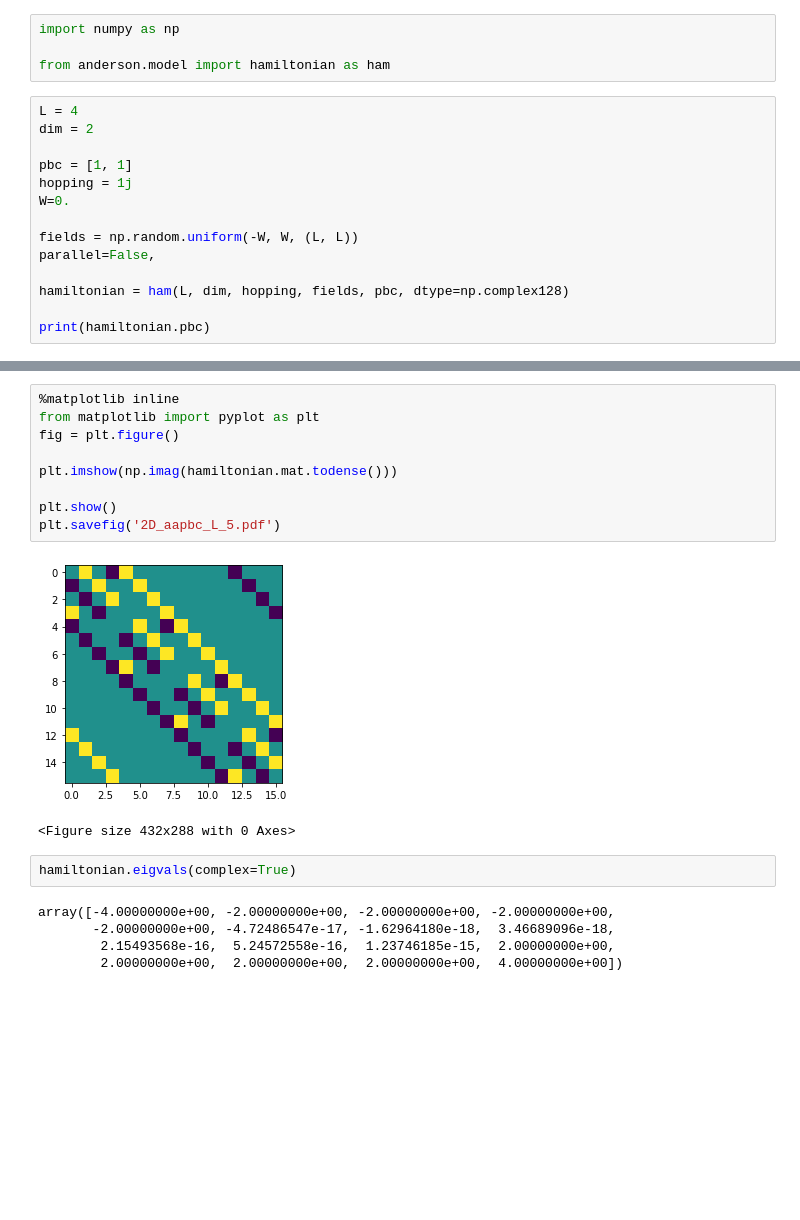
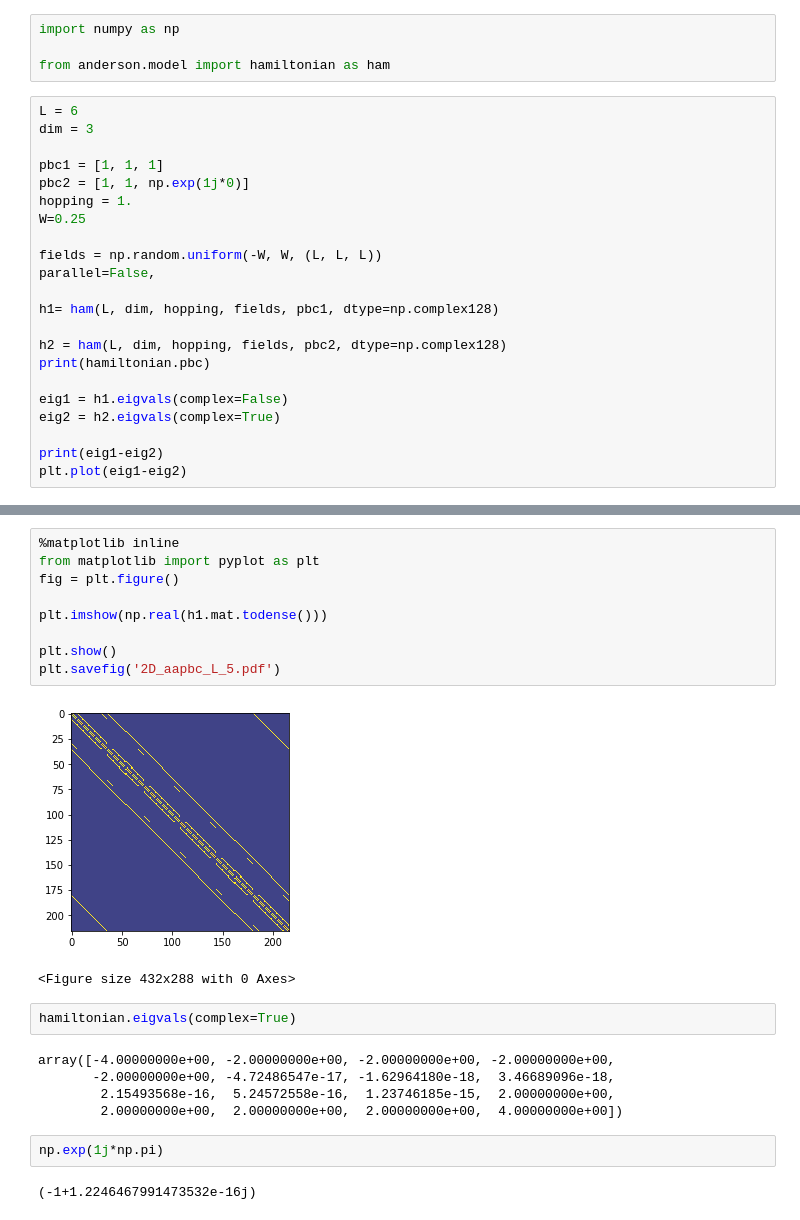
Before and after one commit to JanSuntajs/ham1d, a Jupyter notebook: jupyter_notebooks/Untitled2.ipynb, the cells around one changed output, grey strips where cells are left out. Cells and saved outputs as stored; diff of their text form; blank space fills up the shorter version.

```diff
--- a/jupyter_notebooks/Untitled2.ipynb
+++ b/jupyter_notebooks/Untitled2.ipynb
@@ -3,19 +3,27 @@ import numpy as np
 
 from anderson.model import hamiltonian as ham
 # %%
-L = 4
-dim = 2
+L = 6
+dim = 3
 
-pbc = [1, 1]
-hopping = 1j
-W=0.
+pbc1 = [1, 1, 1]
+pbc2 = [1, 1, np.exp(1j*0)]
+hopping = 1.
+W=0.25
 
-fields = np.random.uniform(-W, W, (L, L))
+fields = np.random.uniform(-W, W, (L, L, L))
 parallel=False,
 
-hamiltonian = ham(L, dim, hopping, fields, pbc, dtype=np.complex128)
+h1= ham(L, dim, hopping, fields, pbc1, dtype=np.complex128)
 
+h2 = ham(L, dim, hopping, fields, pbc2, dtype=np.complex128)
 print(hamiltonian.pbc)
+
+eig1 = h1.eigvals(complex=False)
+eig2 = h2.eigvals(complex=True)
+
+print(eig1-eig2)
+plt.plot(eig1-eig2)
 # %% [output]
 Calculating nnz, o_nnz, d_nnz!
 Calculating nnz, o_nnz, d_nnz finished!
@@ -23,14 +47,14 @@ Calculating nnz, o_nnz, d_nnz finished!
 # %%
 %matplotlib inline
 from matplotlib import pyplot as plt
 fig = plt.figure()
 
-plt.imshow(np.imag(hamiltonian.mat.todense()))
+plt.imshow(np.real(h1.mat.todense()))
 
 plt.show()
 plt.savefig('2D_aapbc_L_5.pdf')
 # %% [output]
-[figure, old version]
+[figure, new version]
 <Figure size 432x288 with 0 Axes>
 # %%
 hamiltonian.eigvals(complex=True)
@@ -39,3 +63,7 @@ array([-4.00000000e+00, -2.00000000e+00, -2.00000000e+00, -2.00000000e+00,
        -2.00000000e+00, -4.72486547e-17, -1.62964180e-18,  3.46689096e-18,
         2.15493568e-16,  5.24572558e-16,  1.23746185e-15,  2.00000000e+00,
         2.00000000e+00,  2.00000000e+00,  2.00000000e+00,  4.00000000e+00])
+# %%
+np.exp(1j*np.pi)
+# %% [output]
+(-1+1.2246467991473532e-16j)
```
Also changed, not shown: parts of 2 cells of this notebook, 6 other files.
